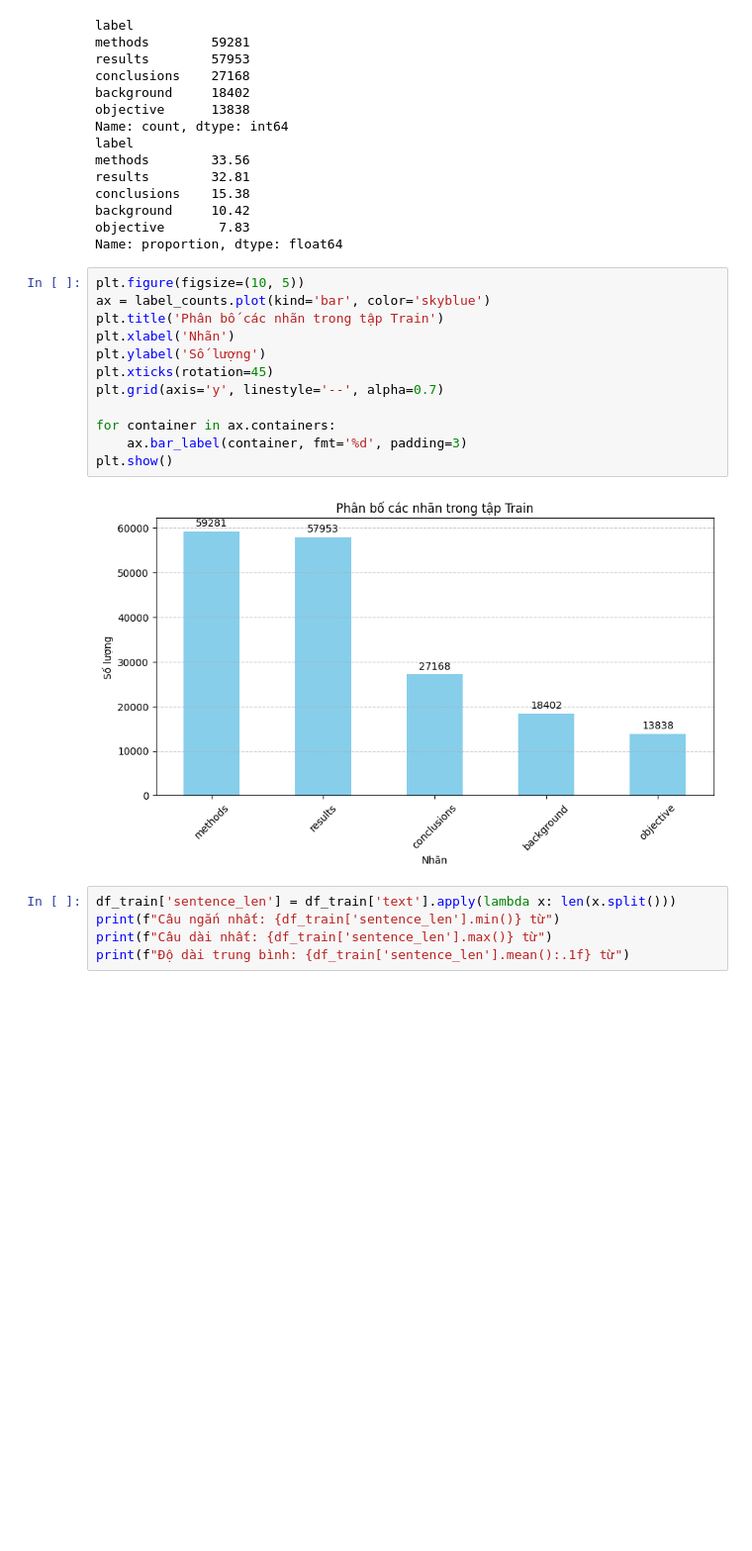
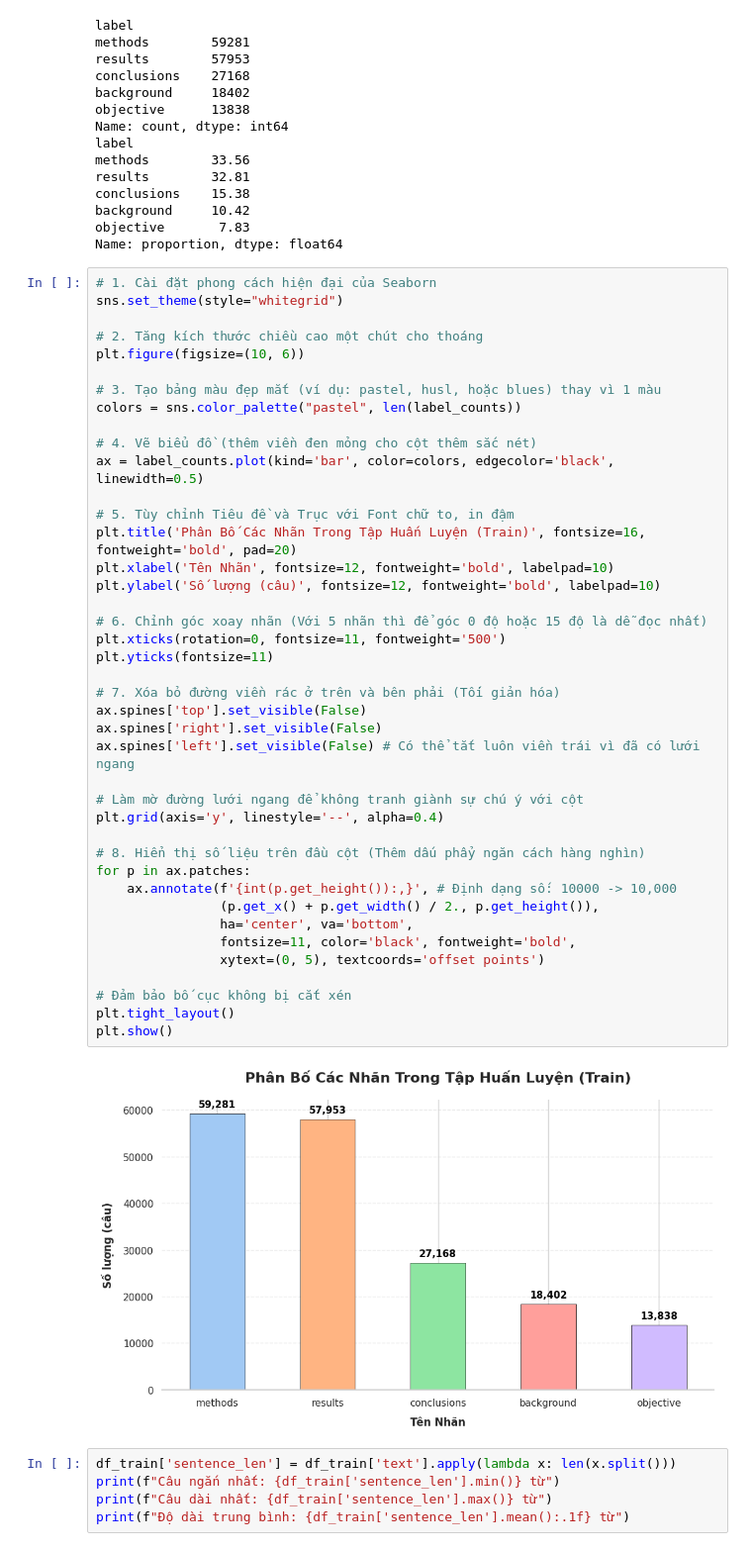
Before and after one commit to SchwiDolavn/CO3133--BB01, a Jupyter notebook: BTL1_Text/notebook/PubMed RCT20k.ipynb, the cells around one changed output. Shown at 99% size. Cells and saved outputs as stored; diff of their text form; blank space fills up the shorter version.

```diff
--- a/BTL1_Text/notebook/PubMed RCT20k.ipynb
+++ b/BTL1_Text/notebook/PubMed RCT20k.ipynb
@@ -81,20 +88,49 @@ conclusions    15.38
 background     10.42
 objective       7.83
 Name: proportion, dtype: float64
-# %%
-plt.figure(figsize=(10, 5))
-ax = label_counts.plot(kind='bar', color='skyblue')
-plt.title('Phân bố các nhãn trong tập Train')
-plt.xlabel('Nhãn')
-plt.ylabel('Số lượng')
-plt.xticks(rotation=45)
-plt.grid(axis='y', linestyle='--', alpha=0.7)
-
-for container in ax.containers:
-    ax.bar_label(container, fmt='%d', padding=3)
-plt.show()
-# %% [output]
-[figure, removed]
+# %%
+# 1. Cài đặt phong cách hiện đại của Seaborn
+sns.set_theme(style="whitegrid")
+
+# 2. Tăng kích thước chiều cao một chút cho thoáng
+plt.figure(figsize=(10, 6))
+
+# 3. Tạo bảng màu đẹp mắt (ví dụ: pastel, husl, hoặc blues) thay vì 1 màu
+colors = sns.color_palette("pastel", len(label_counts))
+
+# 4. Vẽ biểu đồ (thêm viền đen mỏng cho cột thêm sắc nét)
+ax = label_counts.plot(kind='bar', color=colors, edgecolor='black', linewidth=0.5)
+
+# 5. Tùy chỉnh Tiêu đề và Trục với Font chữ to, in đậm
+plt.title('Phân Bố Các Nhãn Trong Tập Huấn Luyện (Train)', fontsize=16, fontweight='bold', pad=20)
+plt.xlabel('Tên Nhãn', fontsize=12, fontweight='bold', labelpad=10)
+plt.ylabel('Số lượng (câu)', fontsize=12, fontweight='bold', labelpad=10)
+
+# 6. Chỉnh góc xoay nhãn (Với 5 nhãn thì để góc 0 độ hoặc 15 độ là dễ đọc nhất)
+plt.xticks(rotation=0, fontsize=11, fontweight='500')
+plt.yticks(fontsize=11)
+
+# 7. Xóa bỏ đường viền rác ở trên và bên phải (Tối giản hóa)
+ax.spines['top'].set_visible(False)
+ax.spines['right'].set_visible(False)
+ax.spines['left'].set_visible(False) # Có thể tắt luôn viền trái vì đã có lưới ngang
+
+# Làm mờ đường lưới ngang để không tranh giành sự chú ý với cột
+plt.grid(axis='y', linestyle='--', alpha=0.4)
+
+# 8. Hiển thị số liệu trên đầu cột (Thêm dấu phẩy ngăn cách hàng nghìn)
+for p in ax.patches:
+    ax.annotate(f'{int(p.get_height()):,}', # Định dạng số: 10000 -> 10,000
+                (p.get_x() + p.get_width() / 2., p.get_height()),
+                ha='center', va='bottom',
+                fontsize=11, color='black', fontweight='bold',
+                xytext=(0, 5), textcoords='offset points')
+
+# Đảm bảo bố cục không bị cắt xén
+plt.tight_layout()
+plt.show()
+# %% [output]
+[figure, added]
 # %%
 df_train['sentence_len'] = df_train['text'].apply(lambda x: len(x.split()))
 print(f"Câu ngắn nhất: {df_train['sentence_len'].min()} từ")
```
Also changed, not shown: parts of 20 cells of this notebook, 1 other file.
